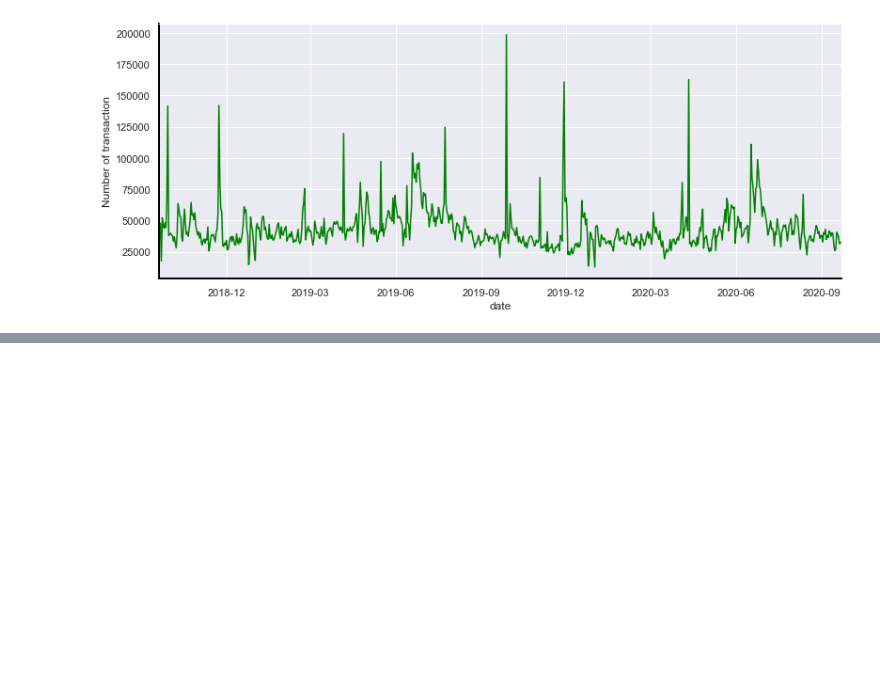
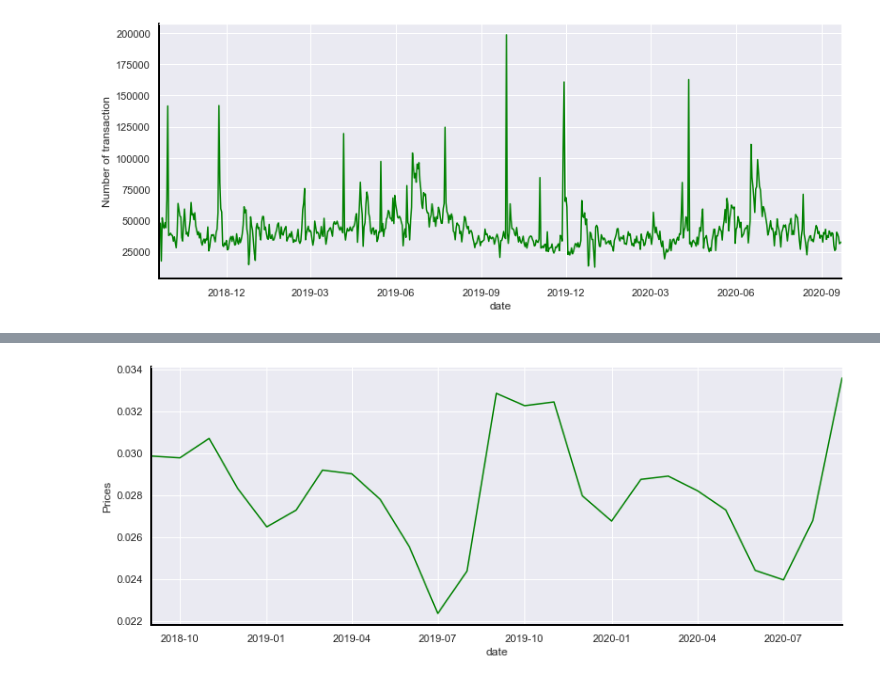
Before and after one commit to JiseonLee-jul/H-M_Personalized_Fashion_Recommendations, a Jupyter notebook: EDA.ipynb, the cells around one changed output, grey strips where cells are left out. Cells and saved outputs as stored; diff of their text form; code cells hidden in the pictures; blank space fills up the shorter version.

Commit message:
[ver 2] : Add a time series plot for transactions data

```diff
--- a/EDA.ipynb
+++ b/EDA.ipynb
@@ -9,7 +10,8 @@ import seaborn as sns ; sns.set()
 articles = pd.read_csv('D:/Kaggle/H&M/articles.csv',
                        dtype = {'article_id' : 'object', 'product_code' : 'object'})
 customers = pd.read_csv('D:/Kaggle/H&M/customers.csv')
-transactions = pd.read_csv('D:/Kaggle/H&M/transactions_train.csv')
+transactions = pd.read_csv('D:/Kaggle/H&M/transactions_train.csv',
+                           dtype = {'article_id' : 'object'})
 # %% [markdown]
 ---
 # articles
@@ -562,3 +565,6 @@ ax.set_xlim(t_day_series.index.min(), t_day_series.index.max())
 plt.show()
 # %% [output]
 [figure]
+# %%
+transactions['year_month'] = transactions.t_dat.dt.to_period('M')
+transactions.year_month
@@ -564,0 +584,24 @@ plt.show()
+# %%
+month_price = transactions.groupby(['year_month']).mean().price
+month_price.index = month_price.index.to_timestamp()
+
+# Mean prices per month
+fig, ax = plt.subplots(figsize = (13, 5))
+ax = sns.lineplot(x = month_price.index, y = month_price.values, color = 'green')
+
+for loc in ['bottom', 'left']:
+    ax.spines[loc].set_visible(True)
+    ax.spines[loc].set_linewidth(2)
+    ax.spines[loc].set_color('black')
+
+ax.set_xlabel('date')
+ax.set_ylabel('Prices')
+ax.set_xlim(month_price.index.min(), month_price.index.max())
+
+plt.show()
+
+# 여름 겨울 시즌에 가격이 떨어지는 경향, 가을 봄 시즌 가격이 더 높음
+# 아마도 article 자체 가격 때문일수도 있음
+# 이후 combined data에서 다뤄볼 문제
+# %% [output]
+[figure, added]
```
Also changed, not shown: parts of 5 cells of this notebook.
